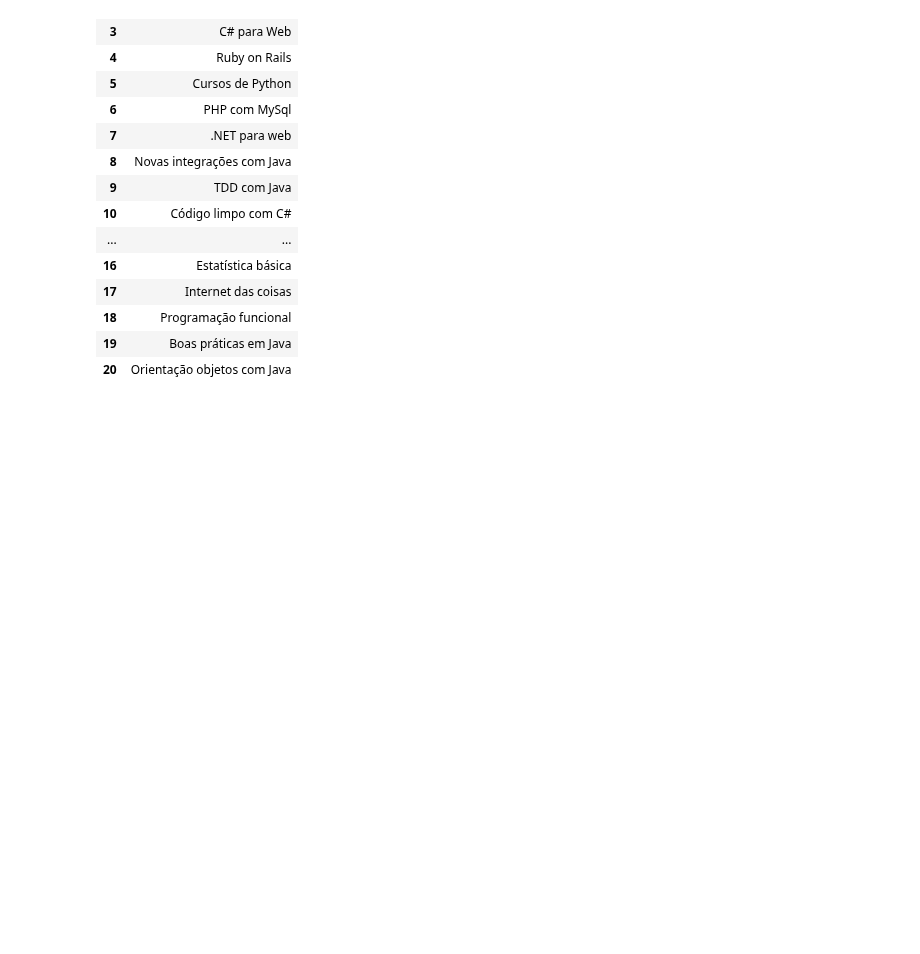
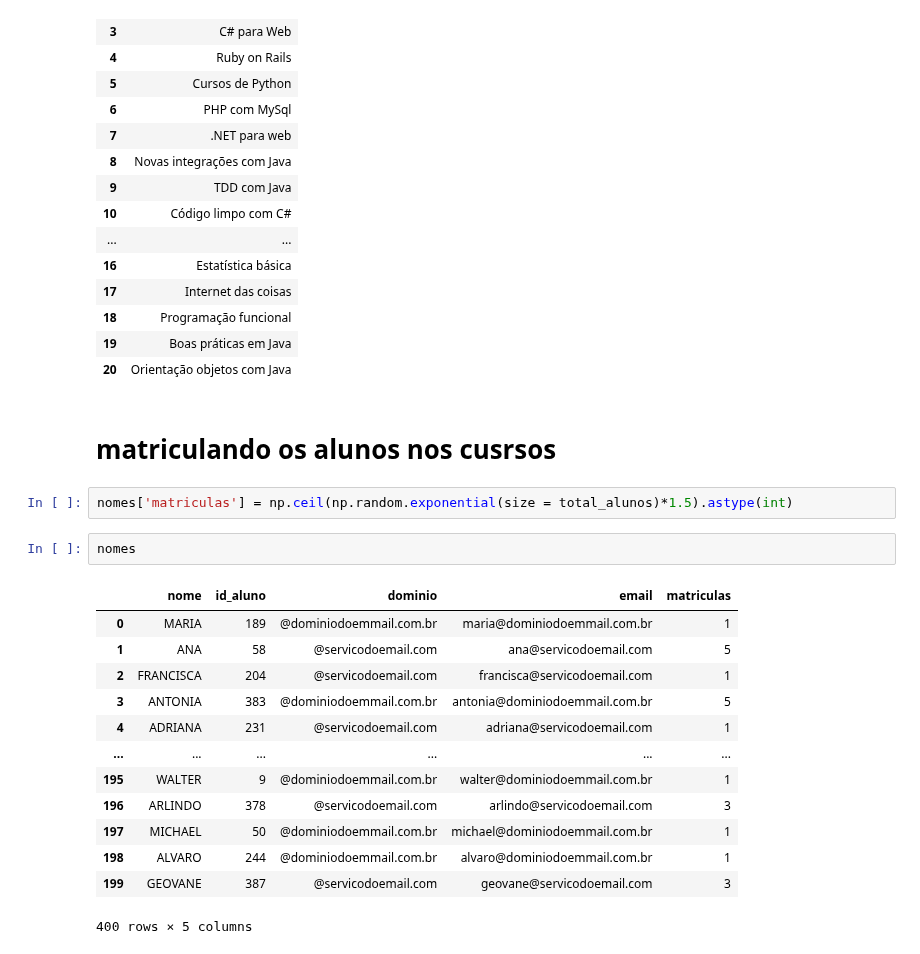
Before and after one commit to robcarv/Data_science_alura, a Jupyter notebook: Pandas_IO.ipynb, the cells around one changed output. Saved outputs shown, nothing was run; the diff lists cells and outputs as text; blank space fills up the shorter version.

```diff
--- a/Pandas_IO.ipynb
+++ b/Pandas_IO.ipynb
@@ -356,3 +341,23 @@ cursos
 | 18 | Programação funcional |
 | 19 | Boas práticas em Java |
 | 20 | Orientação objetos com Java |
+# %% [markdown]
+# matriculando os alunos nos cusrsos
+# %%
+nomes['matriculas'] = np.ceil(np.random.exponential(size = total_alunos)*1.5).astype(int)
+# %%
+nomes
+# %% [output]
+|  | nome | id_aluno | dominio | email | matriculas |
+| 0 | MARIA | 189 | @dominiodoemmail.com.br | maria@dominiodoemmail.com.br | 1 |
+| 1 | ANA | 58 | @servicodoemail.com | ana@servicodoemail.com | 5 |
+| 2 | FRANCISCA | 204 | @servicodoemail.com | francisca@servicodoemail.com | 1 |
+| 3 | ANTONIA | 383 | @dominiodoemmail.com.br | antonia@dominiodoemmail.com.br | 5 |
+| 4 | ADRIANA | 231 | @servicodoemail.com | adriana@servicodoemail.com | 1 |
+| ... | ... | ... | ... | ... | ... |
+| 195 | WALTER | 9 | @dominiodoemmail.com.br | walter@dominiodoemmail.com.br | 1 |
+| 196 | ARLINDO | 378 | @servicodoemail.com | arlindo@servicodoemail.com | 3 |
+| 197 | MICHAEL | 50 | @dominiodoemmail.com.br | michael@dominiodoemmail.com.br | 1 |
+| 198 | ALVARO | 244 | @dominiodoemmail.com.br | alvaro@dominiodoemmail.com.br | 1 |
+| 199 | GEOVANE | 387 | @servicodoemail.com | geovane@servicodoemail.com | 3 |
+400 rows × 5 columns
```
Also changed, not shown: parts of 40 cells of this notebook.
